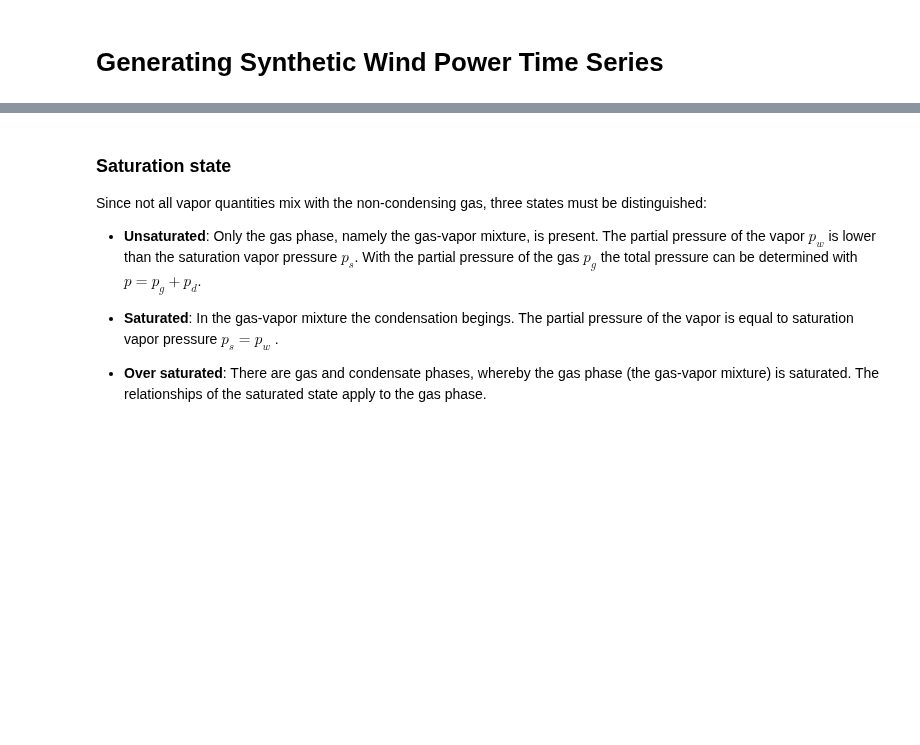
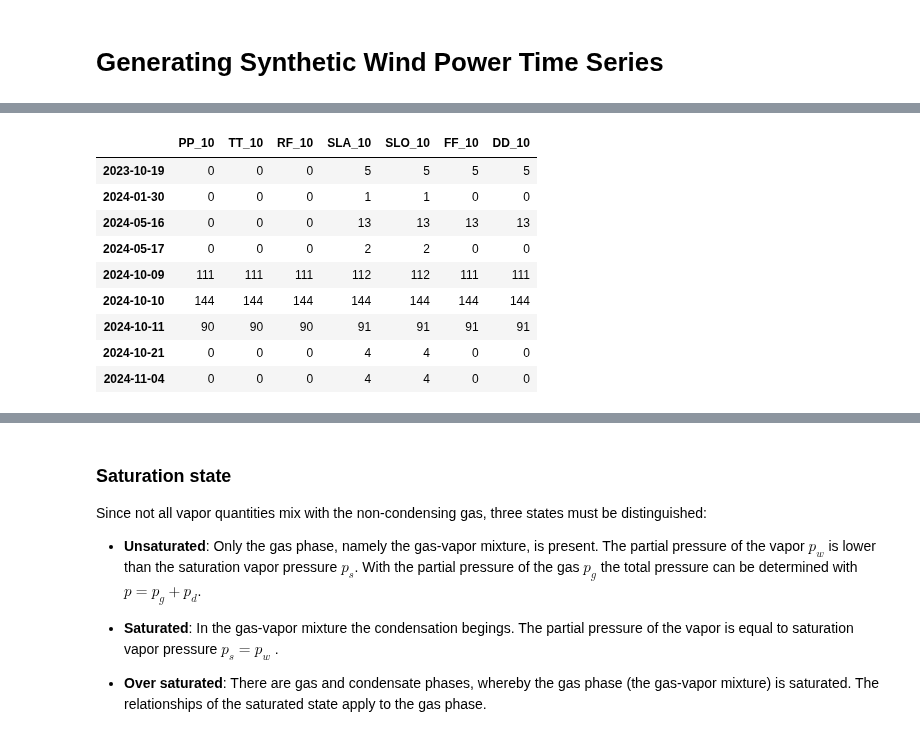
Before and after one commit to vikwal/synthetic_re_data_generation, a Jupyter notebook: generate_wind.ipynb, the cells around one changed output, grey strips where cells are left out. Cells and saved outputs as stored; diff of their text form; code cells hidden in the pictures; blank space fills up the shorter version.

```diff
--- a/generate_wind.ipynb
+++ b/generate_wind.ipynb
@@ -16,7 +19,7 @@ def load_config(config_path):
 config_path = "config.yaml"
 config = load_config(config_path)
 
-dir = config['data']['final_data']
+dir = config['data']['wind_dir']
 params = config['synth']
 
 adj_params = config['adjustable_wind_params']
@@ -30,0 +83,14 @@ df.set_index('timestamp', inplace=True)
+# %%
+missing_per_column_per_day = data.groupby(data.index.date).apply(lambda x: x.isna().sum())
+missing_per_column_per_day[(missing_per_column_per_day != 0).any(axis=1)].drop(['STATIONS_ID', 'Stationshoehe', 'geoBreite', 'geoLaenge'], axis=1)
+# %% [output]
+|  | PP_10 | TT_10 | RF_10 | SLA_10 | SLO_10 | FF_10 | DD_10 |
+| 2023-10-19 | 0 | 0 | 0 | 5 | 5 | 5 | 5 |
+| 2024-01-30 | 0 | 0 | 0 | 1 | 1 | 0 | 0 |
+| 2024-05-16 | 0 | 0 | 0 | 13 | 13 | 13 | 13 |
+| 2024-05-17 | 0 | 0 | 0 | 2 | 2 | 0 | 0 |
+| 2024-10-09 | 111 | 111 | 111 | 112 | 112 | 111 | 111 |
+| 2024-10-10 | 144 | 144 | 144 | 144 | 144 | 144 | 144 |
+| 2024-10-11 | 90 | 90 | 90 | 91 | 91 | 91 | 91 |
+| 2024-10-21 | 0 | 0 | 0 | 4 | 4 | 0 | 0 |
+| 2024-11-04 | 0 | 0 | 0 | 4 | 4 | 0 | 0 |
```
Also changed, not shown: parts of 13 cells of this notebook, 3 other files.
